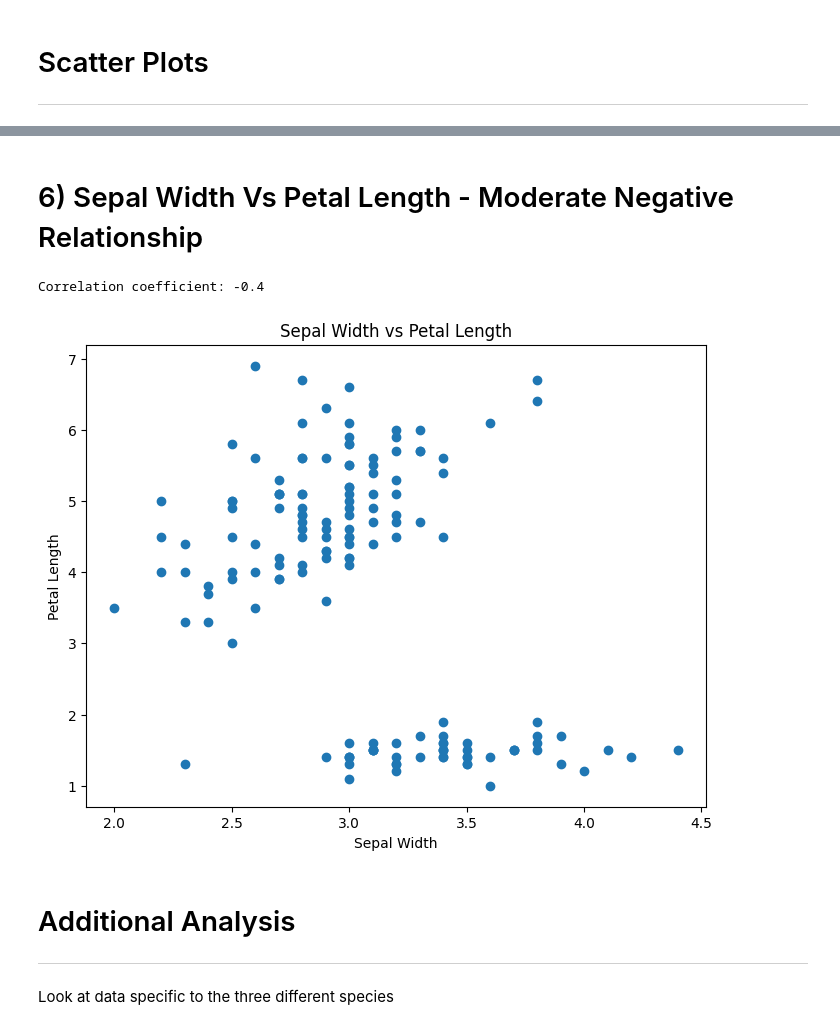
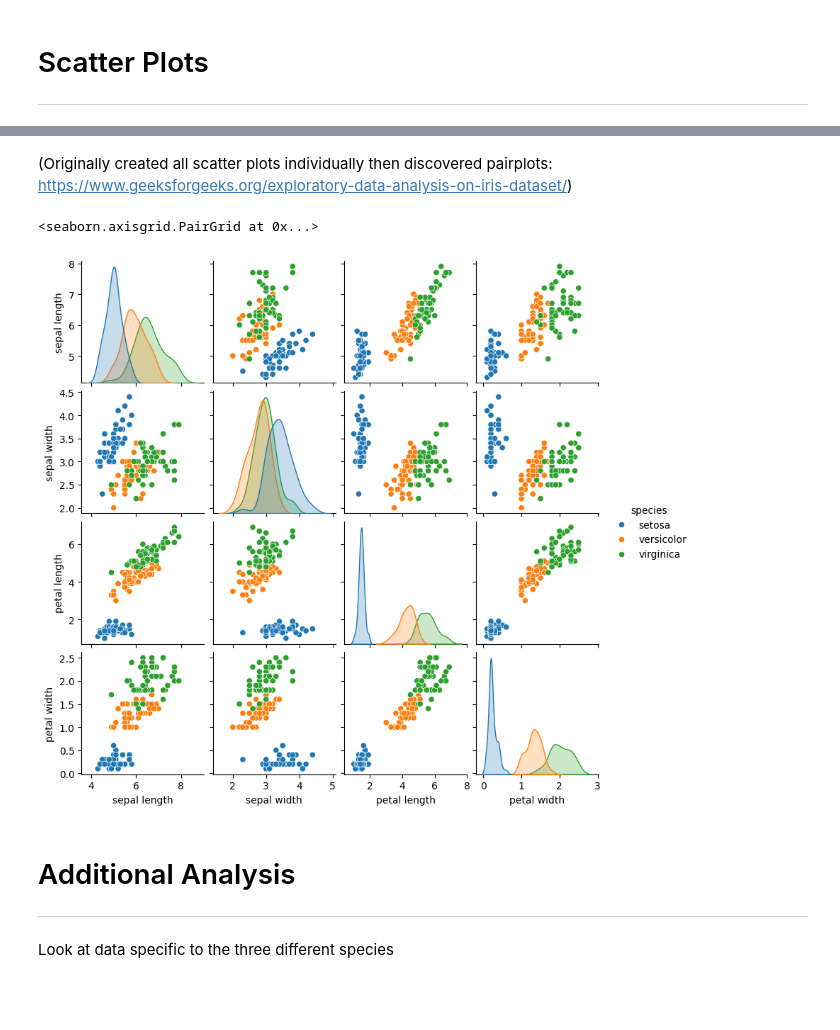
Before and after one commit to daveysull/pands-project, a Jupyter notebook: project.ipynb, the cells around one changed output, grey strips where cells are left out. Cells and saved outputs as stored; diff of their text form; code cells hidden in the pictures; blank space fills up the shorter version.

Commit message:
Adding pairplot and removing individual scatter plots

```diff
--- a/project.ipynb
+++ b/project.ipynb
@@ -284,20 +185,11 @@ Correlation coefficient: -0.4
-# %% [markdown]
-# 6) Sepal Width Vs Petal Length - Moderate Negative Relationship
-# %%
-# Compute Correlation
-correlatrion_6 = iris['sepal width'].corr(iris['petal length']).round(1)
-print(f'Correlation coefficient: {correlatrion_6}')
-
-# Visualize the relationship
-plt.figure(figsize=(8,6))
-plt.scatter(iris['sepal width'], iris['petal length'])
-plt.title('Sepal Width vs Petal Length')
-plt.xlabel('Sepal Width')
-plt.ylabel('Petal Length')
-plt.show()
-# %% [output]
-Correlation coefficient: -0.4
-[figure, removed]
+# %% [markdown]
+(Originally created all scatter plots individually then discovered pairplots: https://www.geeksforgeeks.org/exploratory-data-analysis-on-iris-dataset/)
+# %%
+# Create pairplot
+sns.pairplot(iris[['sepal length', 'sepal width','petal length', 'petal width', 'species']], hue='species', height=2)
+# %% [output]
+<seaborn.axisgrid.PairGrid at 0x...>
+[figure, added]
 # %% [markdown]
 # Additional Analysis
 ***
```
Also changed, not shown: parts of 12 cells of this notebook.
